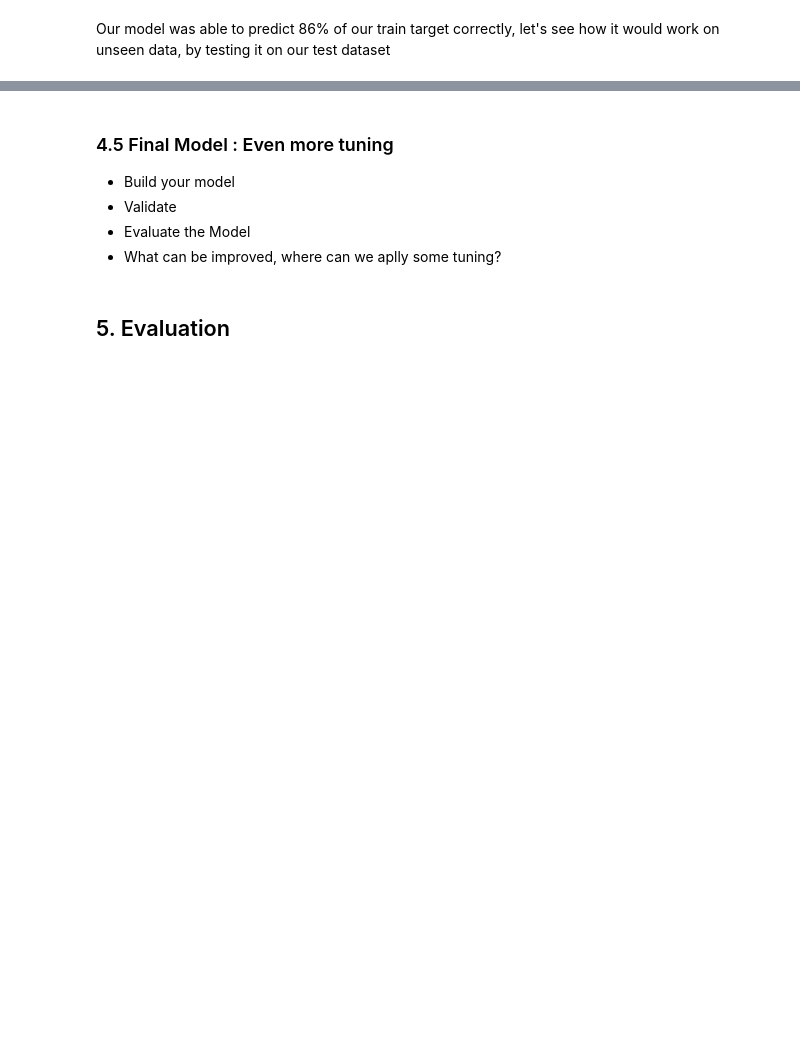
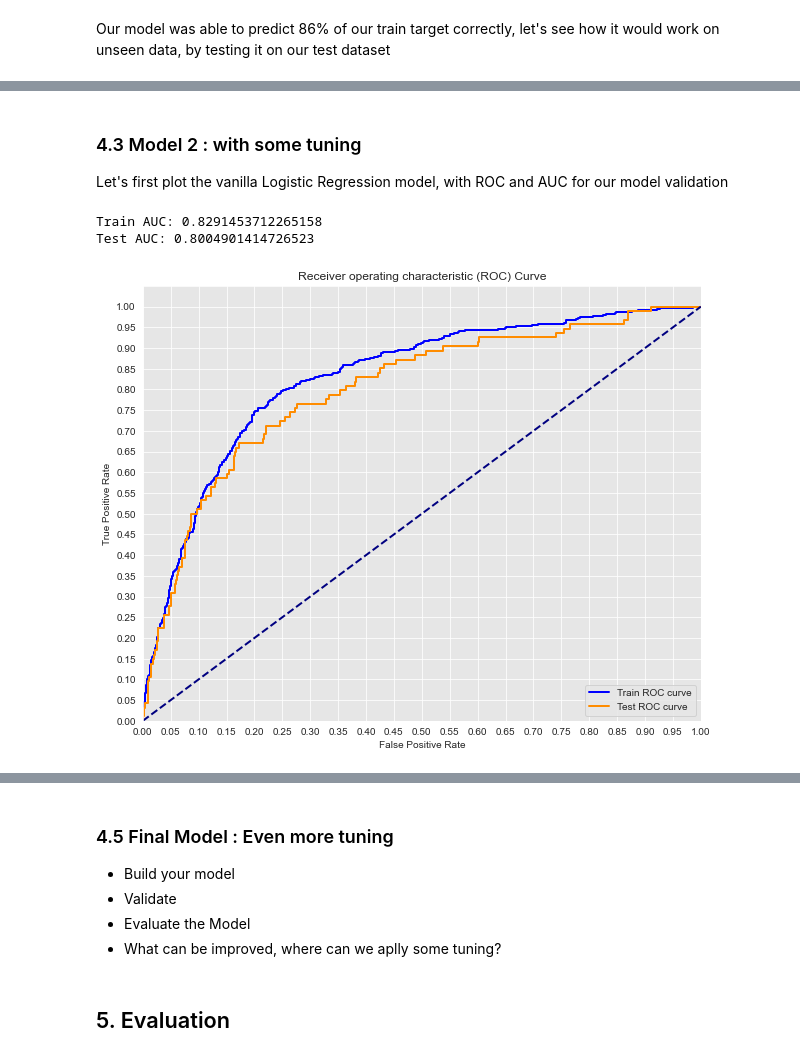
Before and after one commit to danieloselu3/SyriaTel-Telecom-Analysis, a Jupyter notebook: index.ipynb, the cells around one changed output, grey strips where cells are left out. Cells and saved outputs as stored; diff of their text form; code cells hidden in the pictures; blank space fills up the shorter version.

Commit message:
implemented the logostic regression model

```diff
--- a/index.ipynb
+++ b/index.ipynb
@@ -643,7 +649,7 @@ Our base model will be a logistics model consisting of a very large C and a solv
 # %%
 # build our base model
 # instantiate
-log_model = LogisticRegression(C=1e10, solver='liblinear')
+log_model = LogisticRegression(fit_intercept=False, C=1e10, solver='liblinear')
 
 # fit  the model
 log_model.fit(X_train_scaled, y_train)
@@ -729,0 +726,41 @@ Our model seems to be doing some good job on both the train and test sets. let's
+# %% [markdown]
+### 4.3 Model 2 : with some tuning
+
+Let's first plot the vanilla Logistic Regression model, with ROC and AUC for our model validation
+# %%
+# Initial Model
+log_model_2 = LogisticRegression()
+
+log_model_2.fit(X_train_scaled, y_train)
+
+y_train_score = log_model_2.decision_function(X_train_scaled)
+y_test_score = log_model_2.decision_function(X_test_scaled)
+
+train_fpr, train_tpr, train_thresholds = roc_curve(y_train, y_train_score)
+test_fpr, test_tpr, test_thresholds = roc_curve(y_test, y_test_score)
+
+print('Train AUC: {}'.format(auc(train_fpr, train_tpr)))
+print('Test AUC: {}'.format(auc(test_fpr, test_tpr)))
+
+plt.figure(figsize=(10, 8))
+lw = 2
+
+plt.plot(train_fpr, train_tpr, color='blue',
+         lw=lw, label='Train ROC curve')
+plt.plot(test_fpr, test_tpr, color='darkorange',
+         lw=lw, label='Test ROC curve')
+
+plt.plot([0, 1], [0, 1], color='navy', lw=lw, linestyle='--')
+plt.xlim([0.0, 1.0])
+plt.ylim([0.0, 1.05])
+plt.yticks([i/20.0 for i in range(21)])
+plt.xticks([i/20.0 for i in range(21)])
+plt.xlabel('False Positive Rate')
+plt.ylabel('True Positive Rate')
+plt.title('Receiver operating characteristic (ROC) Curve')
+plt.legend(loc='lower right')
+plt.show()
+# %% [output]
+Train AUC: 0.8291453712265158
+Test AUC: 0.8004901414726523
+[figure, added]
```
Also changed, not shown: parts of 17 cells of this notebook.
